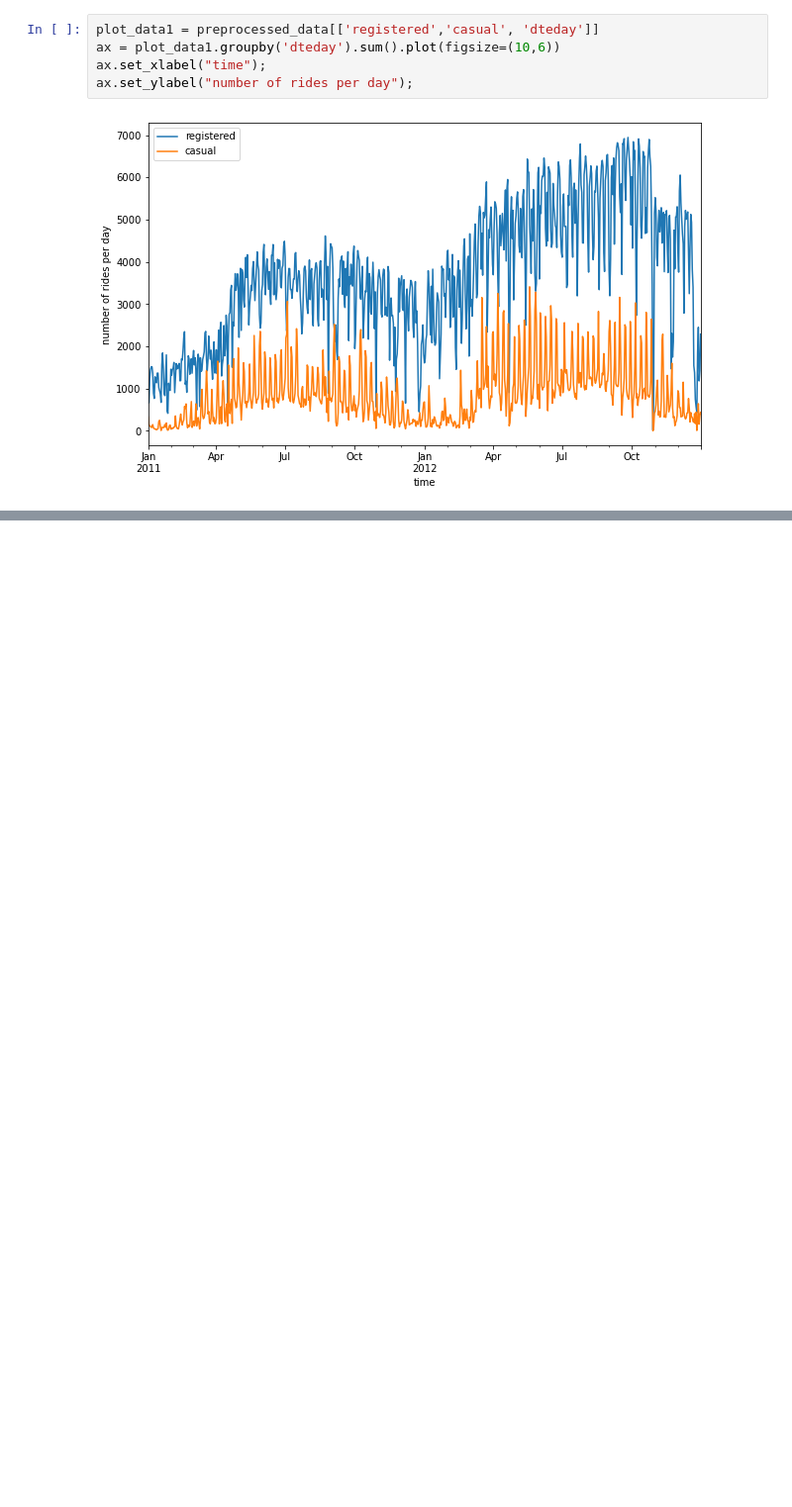
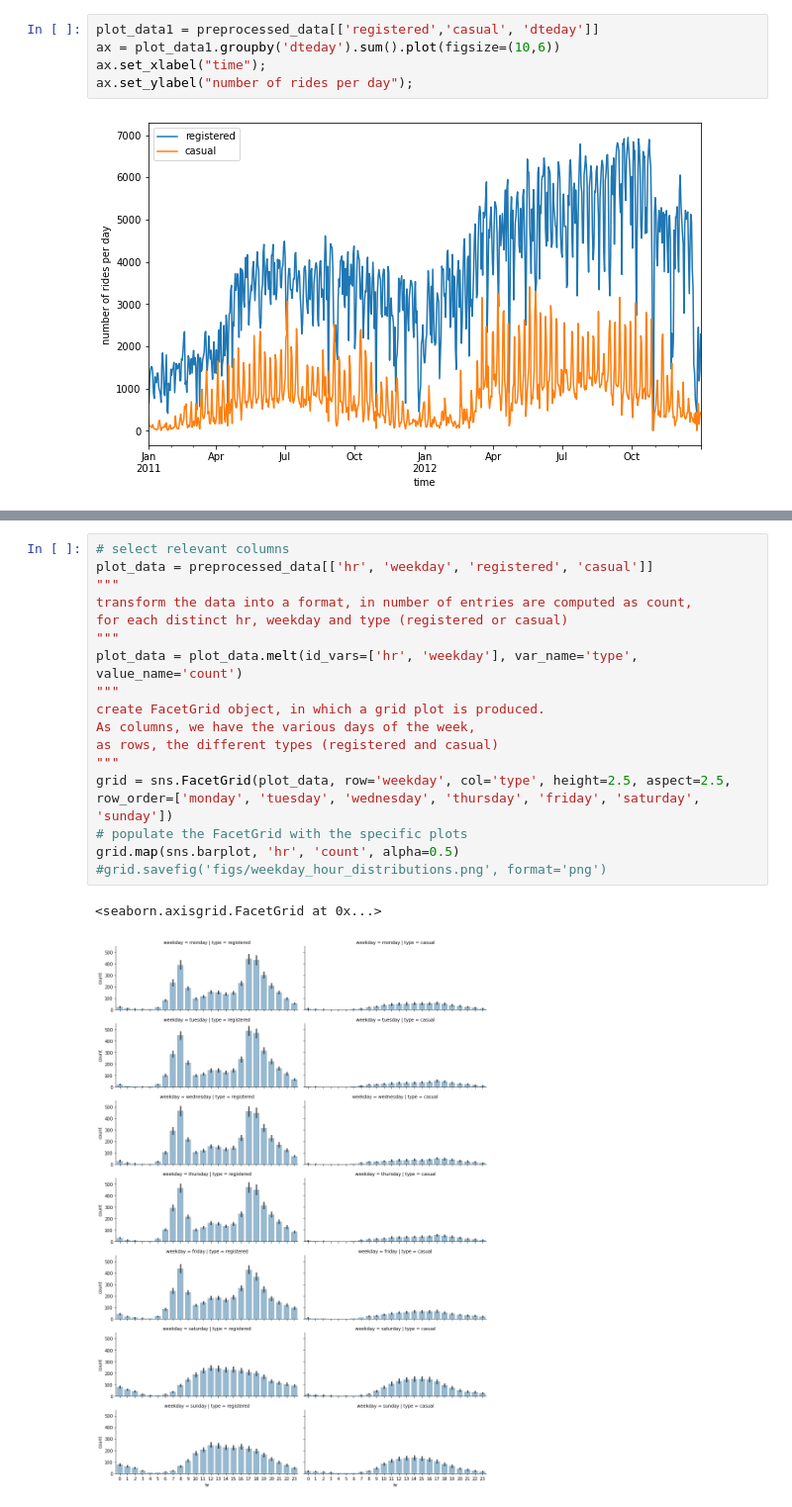
Before and after one commit to gianmaranon/biking_analysis, a Jupyter notebook: sharing_bike.ipynb, the cells around one changed output, grey strips where cells are left out. Shown at 99% size. Cells and saved outputs as stored; diff of their text form; blank space fills up the shorter version.

```diff
--- a/sharing_bike.ipynb
+++ b/sharing_bike.ipynb
@@ -279,0 +326,20 @@ ax.set_ylabel("number of rides per day");
+# %%
+# select relevant columns
+plot_data = preprocessed_data[['hr', 'weekday', 'registered', 'casual']]
+"""
+transform the data into a format, in number of entries are computed as count,
+for each distinct hr, weekday and type (registered or casual)
+"""
+plot_data = plot_data.melt(id_vars=['hr', 'weekday'], var_name='type', value_name='count')
+"""
+create FacetGrid object, in which a grid plot is produced.
+As columns, we have the various days of the week,
+as rows, the different types (registered and casual)
+"""
+grid = sns.FacetGrid(plot_data, row='weekday', col='type', height=2.5, aspect=2.5, row_order=['monday', 'tuesday', 'wednesday', 'thursday', 'friday', 'saturday', 'sunday'])
+# populate the FacetGrid with the specific plots
+grid.map(sns.barplot, 'hr', 'count', alpha=0.5)
+#grid.savefig('figs/weekday_hour_distributions.png', format='png')
+# %% [output]
+<seaborn.axisgrid.FacetGrid at 0x...>
+[figure, added]
```
Also changed, not shown: parts of 5 cells of this notebook, 2 other files.
